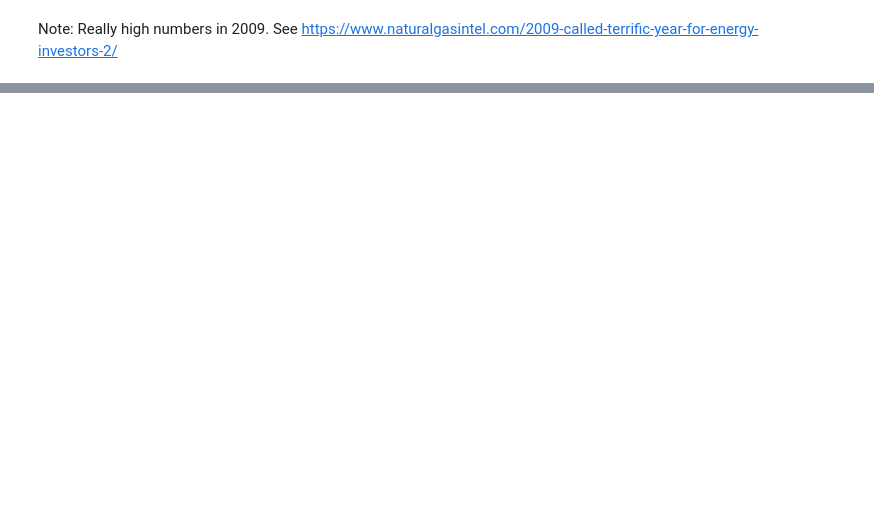
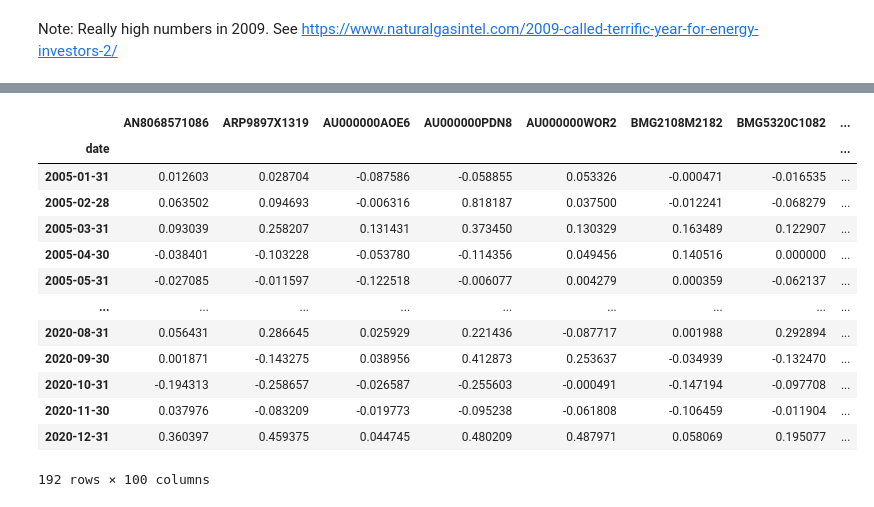
Before and after one commit to percw/Sustainable_and_Entrepreneurial_Finance, a Jupyter notebook: assignment_1.ipynb, the cells around one changed output, grey strips where cells are left out. Drawn from its saved outputs; the diff is of its cells as text; code cells hidden in the pictures; blank space fills up the shorter version.

```diff
--- a/assignment_1.ipynb
+++ b/assignment_1.ipynb
@@ -662,0 +1092,5 @@ table
+# %%
+df_nona = nrg_returns[nrg_returns.columns[~nrg_returns.isnull().any()]]
+print(df_nona.isnull().sum().sum())
+nona_assets = df_nona.columns.values.tolist()
+df_nona.head()
@@ -662,0 +1138,22 @@ table
+# %%
+df_q3_ret = nrg_returns.drop(columns=[col for col in nrg_returns if col not in randfirms])
+
+df_q3_ret = nrg_returns.drop(columns=[col for col in nrg_returns if col not in randfirms])
+df_q3_ret = df_q3_ret[df_q3_100_sorted.ISIN.unique().tolist()]
+
+df_q3_ret
+# %% [output]
+|  | AN8068571086 | ARP9897X1319 | AU000000AOE6 | AU000000PDN8 | AU000000WOR2 | BMG2108M2182 | BMG5320C1082 | ... |
+| date |  |  |  |  |  |  |  | ... |
+| 2005-01-31 | 0.012603 | 0.028704 | -0.087586 | -0.058855 | 0.053326 | -0.000471 | -0.016535 | ... |
+| 2005-02-28 | 0.063502 | 0.094693 | -0.006316 | 0.818187 | 0.037500 | -0.012241 | -0.068279 | ... |
+| 2005-03-31 | 0.093039 | 0.258207 | 0.131431 | 0.373450 | 0.130329 | 0.163489 | 0.122907 | ... |
+| 2005-04-30 | -0.038401 | -0.103228 | -0.053780 | -0.114356 | 0.049456 | 0.140516 | 0.000000 | ... |
+| 2005-05-31 | -0.027085 | -0.011597 | -0.122518 | -0.006077 | 0.004279 | 0.000359 | -0.062137 | ... |
+| ... | ... | ... | ... | ... | ... | ... | ... | ... |
+| 2020-08-31 | 0.056431 | 0.286645 | 0.025929 | 0.221436 | -0.087717 | 0.001988 | 0.292894 | ... |
+| 2020-09-30 | 0.001871 | -0.143275 | 0.038956 | 0.412873 | 0.253637 | -0.034939 | -0.132470 | ... |
+| 2020-10-31 | -0.194313 | -0.258657 | -0.026587 | -0.255603 | -0.000491 | -0.147194 | -0.097708 | ... |
+| 2020-11-30 | 0.037976 | -0.083209 | -0.019773 | -0.095238 | -0.061808 | -0.106459 | -0.011904 | ... |
+| 2020-12-31 | 0.360397 | 0.459375 | 0.044745 | 0.480209 | 0.487971 | 0.058069 | 0.195077 | ... |
+192 rows × 100 columns
```
Also changed, not shown: parts of 94 cells of this notebook, 4 other files.
